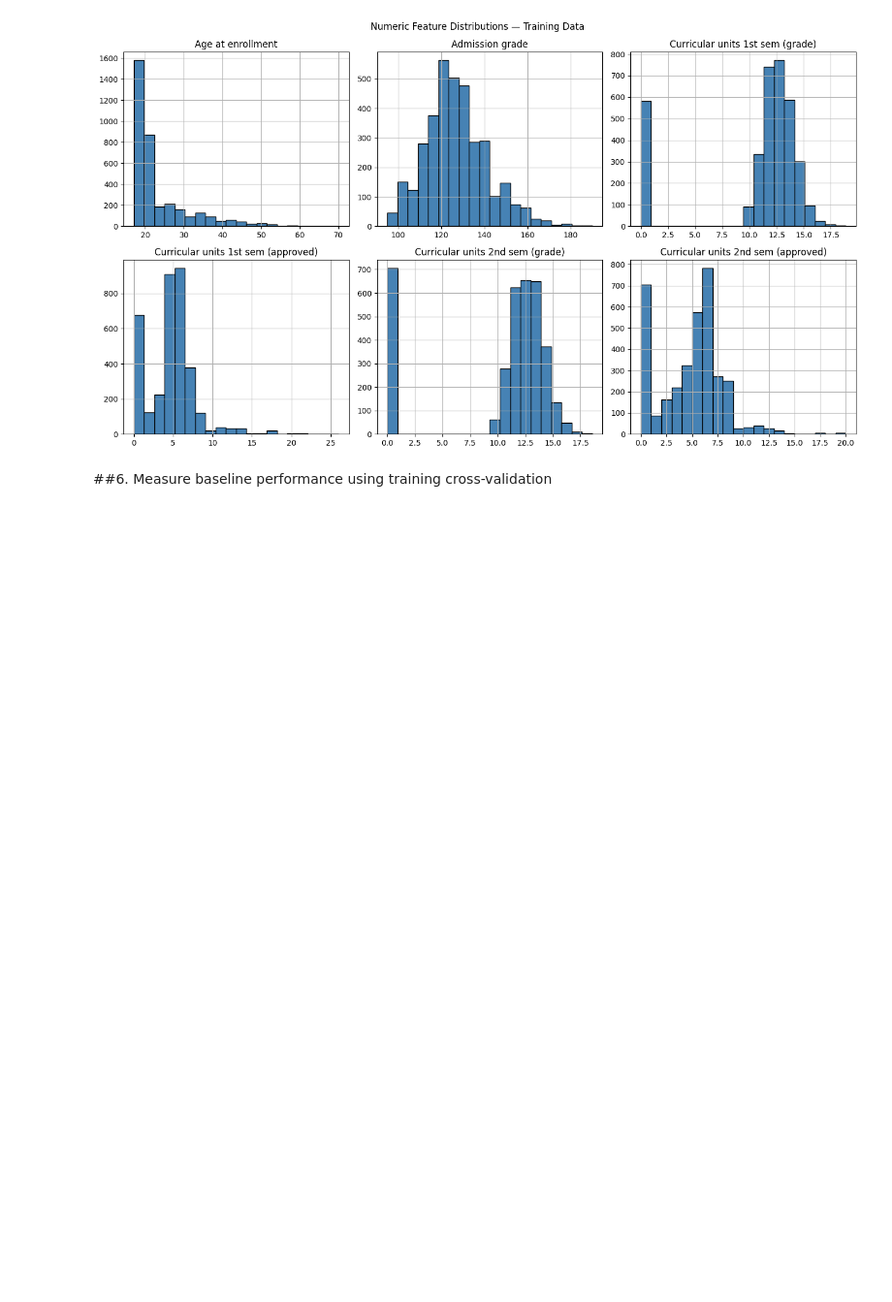
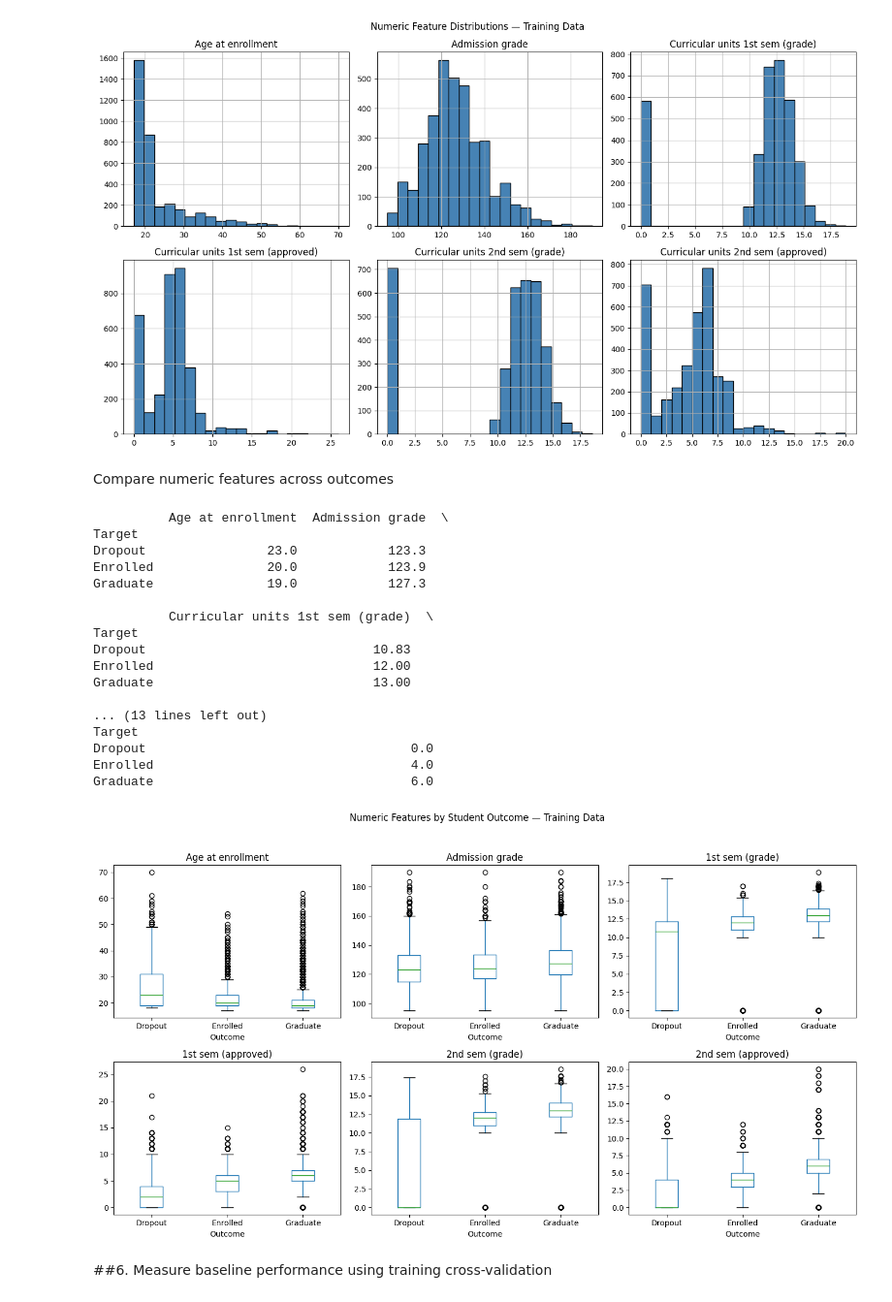
Before and after one commit to Ayesh2002/ml-student-dropout, a Jupyter notebook: 02_random_forest.ipynb, the cells around one changed output. Shown at 97% size. Saved outputs shown, nothing was run; the diff lists cells and outputs as text; code cells hidden in the pictures; blank space fills up the shorter version.

Commit message:
compare numeric training features across outcomes

```diff
--- a/02_random_forest.ipynb
+++ b/02_random_forest.ipynb
@@ -201,6 +201,55 @@ Curricular units 1st sem (approved)    5.00    6.00   26.00
 Curricular units 2nd sem (grade)      12.20   13.33   18.57
 Curricular units 2nd sem (approved)    5.00    6.00   20.00
 [figure]
+# %% [markdown]
+Compare numeric features across outcomes
+# %%
+# Combine training features and outcomes for EDA
+eda_train = X_train.copy()
+eda_train["Target"] = y_train
+
+# Compare median values across outcomes
+print(
+    eda_train.groupby("Target")[numeric_eda_cols]
+    .median()
+    .round(2)
+)
+
+# Draw boxplots for each numeric feature
+fig, axes = plt.subplots(2, 3, figsize=(14, 8))
+
+for column, ax in zip(numeric_eda_cols, axes.flat):
+    eda_train.boxplot(
+        column=column,
+        by="Target",
+        ax=ax,
+        grid=False
+    )
+    ax.set_title(column.replace("Curricular units ", ""))
+    ax.set_xlabel("Outcome")
+
+fig.suptitle("Numeric Features by Student Outcome — Training Data")
+fig.tight_layout(rect=[0, 0, 1, 0.95])
+plt.show()
+# %% [output]
+          Age at enrollment  Admission grade  \
+Target
+Dropout                23.0            123.3
+Enrolled               20.0            123.9
+Graduate               19.0            127.3
+
+          Curricular units 1st sem (grade)  \
+Target
+Dropout                              10.83
+Enrolled                             12.00
+Graduate                             13.00
+
+... (13 lines left out)
+Target
+Dropout                                   0.0
+Enrolled                                  4.0
+Graduate                                  6.0
+[figure, added]
 # %% [markdown]
 ##6. Measure baseline performance using training cross-validation
 # %%
```
